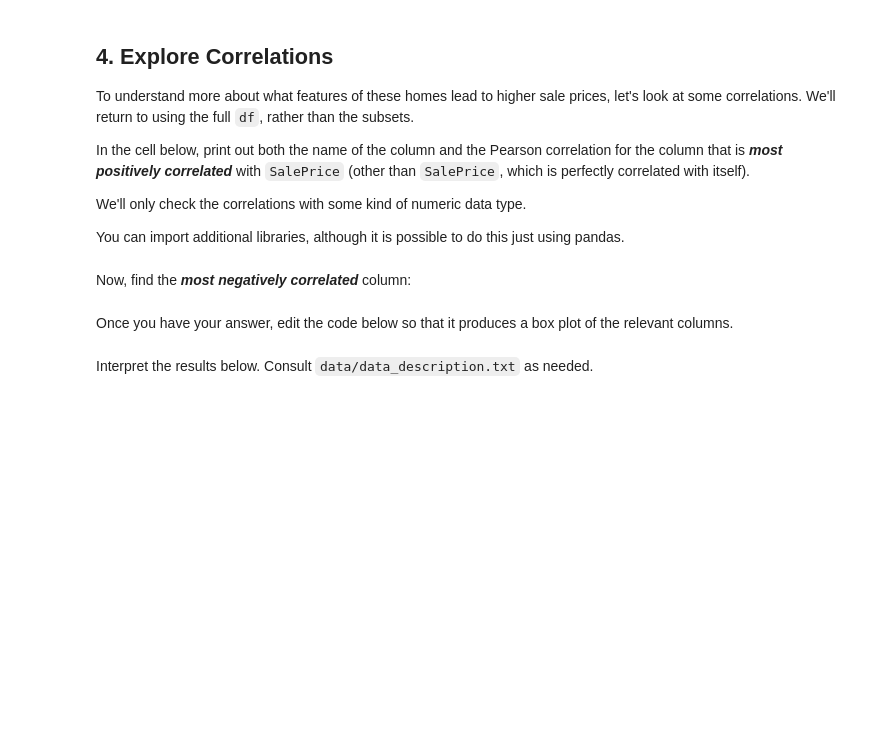
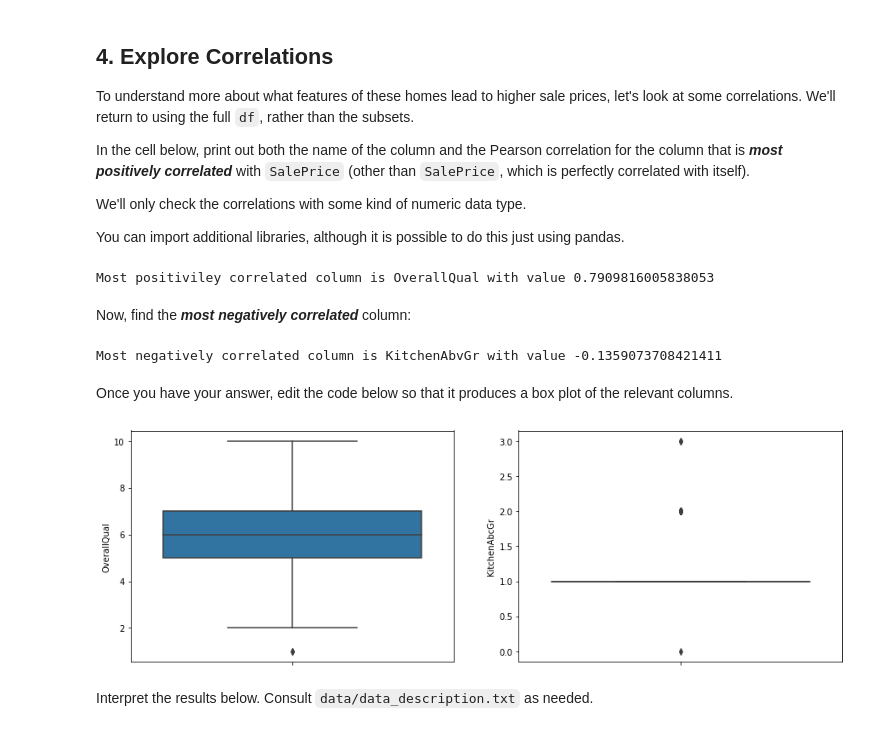
Before and after one commit to OswaldCc/dsc-pandas-eda-lab, a Jupyter notebook: index.ipynb, the cells around one changed output. Drawn from its saved outputs; the diff is of its cells as text; code cells hidden in the pictures; blank space fills up the shorter version.

```diff
--- a/index.ipynb
+++ b/index.ipynb
@@ -324,2 +366,18 @@ You can import additional libraries, although it is possible to do this just usi
+# %%
+# Your code here
+correlations=[]
+data_columns=list(df.select_dtypes('number').columns)
+data_columns
+for column in data_columns:
+    correlation=df['SalePrice'].corr(df[column])
+    correlations.append(correlation)
+
+most_positively_correlated=max(item for item in correlations if item!=max(correlations))
+most_positively_correlated_index=correlations.index(most_positively_correlated)
+most_positively_correlated_name=data_columns[most_positively_correlated_index]
+
+print('Most positiviley correlated column is {} with value {}'.format(most_positively_correlated_name,most_positively_correlated))
+# %% [output]
+Most positiviley correlated column is OverallQual with value 0.7909816005838053
 # %% [markdown]
 Now, find the ***most negatively correlated*** column:
@@ -328,32 +384,49 @@ Now, find the ***most negatively correlated*** column:
+# %%
+# Your code herecorrelations=[]
+data_columns=list(df.select_dtypes('number').columns)
+data_columns
+for column in data_columns:
+    correlation=df['SalePrice'].corr(df[column])
+    correlations.append(correlation)
+
+most_negatively_correlated=min(correlations)
+most_negatively_correlated_index=correlations.index(most_negatively_correlated)
+most_negatively_correlated_name=data_columns[most_negatively_correlated_index]
+
+print('Most negatively correlated column is {} with value {}'.format(most_negatively_correlated_name,most_negatively_correlated))
+# %% [output]
+Most negatively correlated column is KitchenAbvGr with value -0.1359073708421411
 # %% [markdown]
 Once you have your answer, edit the code below so that it produces a box plot of the relevant columns.
 # %%
 # Replace None with appropriate code
 
 import seaborn as sns
 
 fig, (ax1, ax2) = plt.subplots(ncols=2, figsize=(15,5))
 
 # Plot distribution of column with highest correlation
 sns.boxplot(
     x=None,
-    y=df["SalePrice"],
+    y=df["OverallQual"],
     ax=ax1
 )
 # Plot distribution of column with most negative correlation
 sns.boxplot(
     x=None,
-    y=df["SalePrice"],
+    y=df["KitchenAbvGr"],
     ax=ax2
 )
 
 # Customize labels
 ax1.set_title(None)
 ax1.set_xlabel(None)
-ax1.set_ylabel("Sale Price")
+ax1.set_ylabel("OverallQual")
 ax2.set_title(None)
 ax2.set_xlabel(None)
-ax2.set_ylabel("Sale Price");
+ax2.set_ylabel("KitchenAbcGr");
+# %% [output]
+[figure, added]
 # %% [markdown]
 Interpret the results below. Consult `data/data_description.txt` as needed.
 # %%
```
Also changed, not shown: parts of 14 cells of this notebook.
